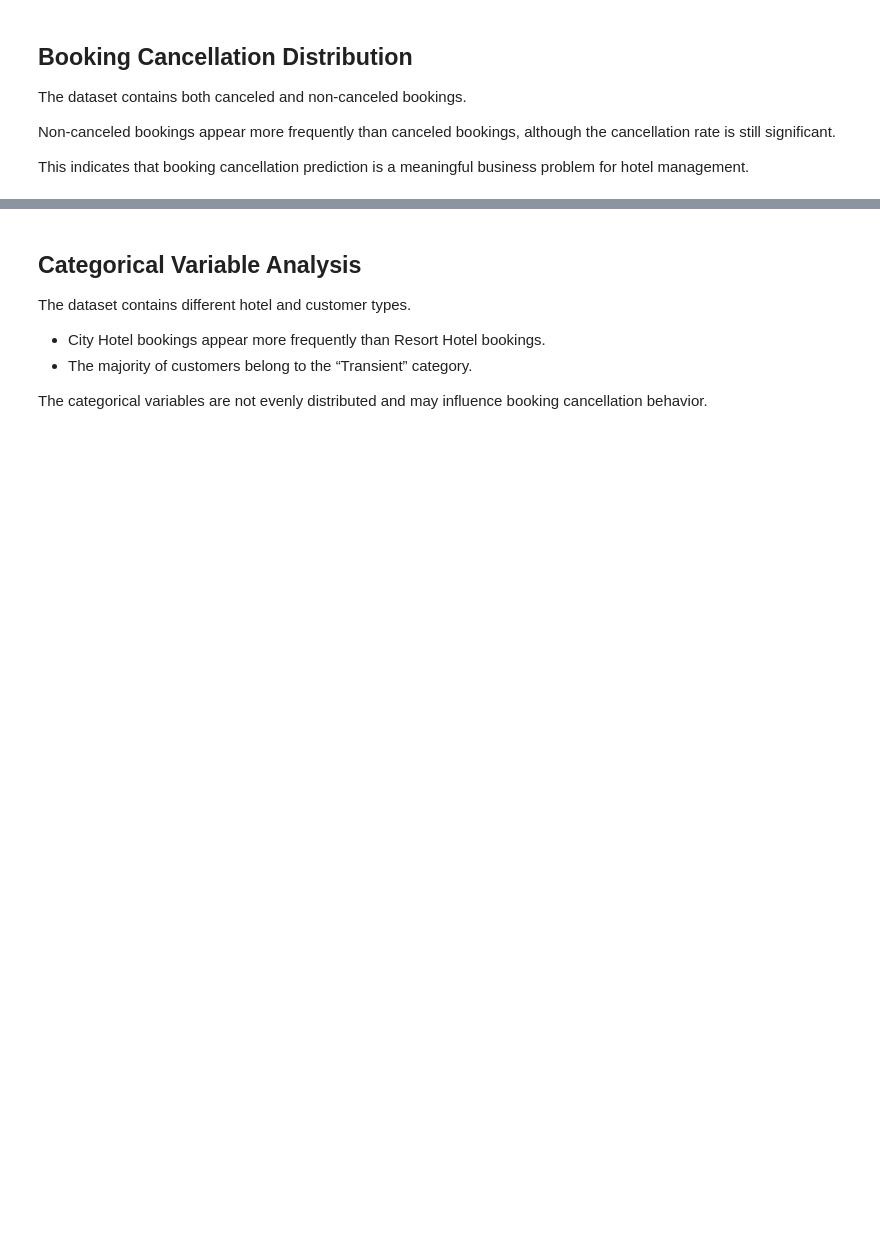
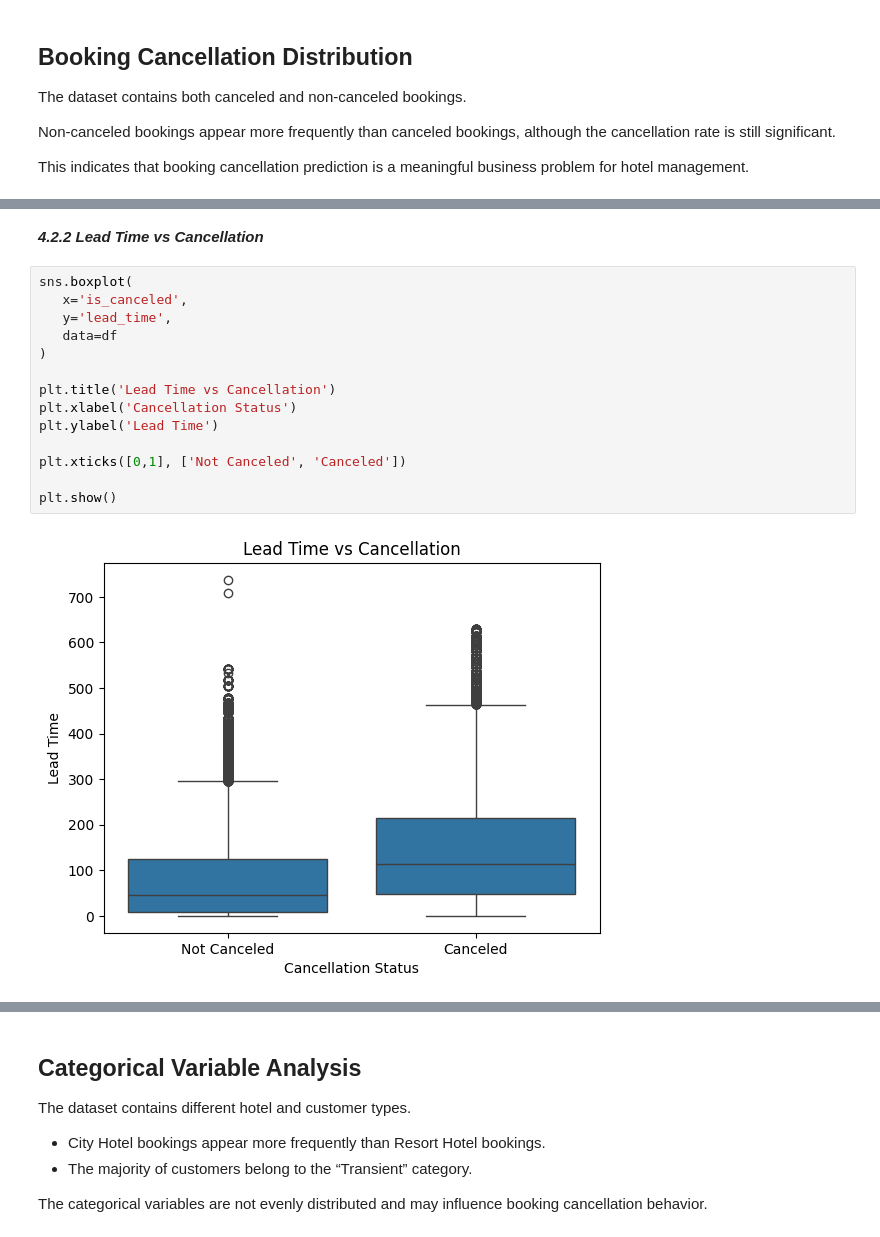
Before and after one commit to trangngo3001/LAEM-Hotel-booking-, a Jupyter notebook: Notebook/01_understanding_data.ipynb, the cells around one changed output, grey strips where cells are left out. Drawn from its saved outputs; the diff is of its cells as text; blank space fills up the shorter version.

```diff
--- a/Notebook/01_understanding_data.ipynb
+++ b/Notebook/01_understanding_data.ipynb
@@ -221,0 +379,18 @@ plt.show()
+# %% [markdown]
+___4.2.2 Lead Time vs Cancellation___
+# %%
+sns.boxplot(
+   x='is_canceled',
+   y='lead_time',
+   data=df
+)
+
+plt.title('Lead Time vs Cancellation')
+plt.xlabel('Cancellation Status')
+plt.ylabel('Lead Time')
+
+plt.xticks([0,1], ['Not Canceled', 'Canceled'])
+
+plt.show()
+# %% [output]
+[figure, added]
```
Also changed, not shown: parts of 50 cells of this notebook.
